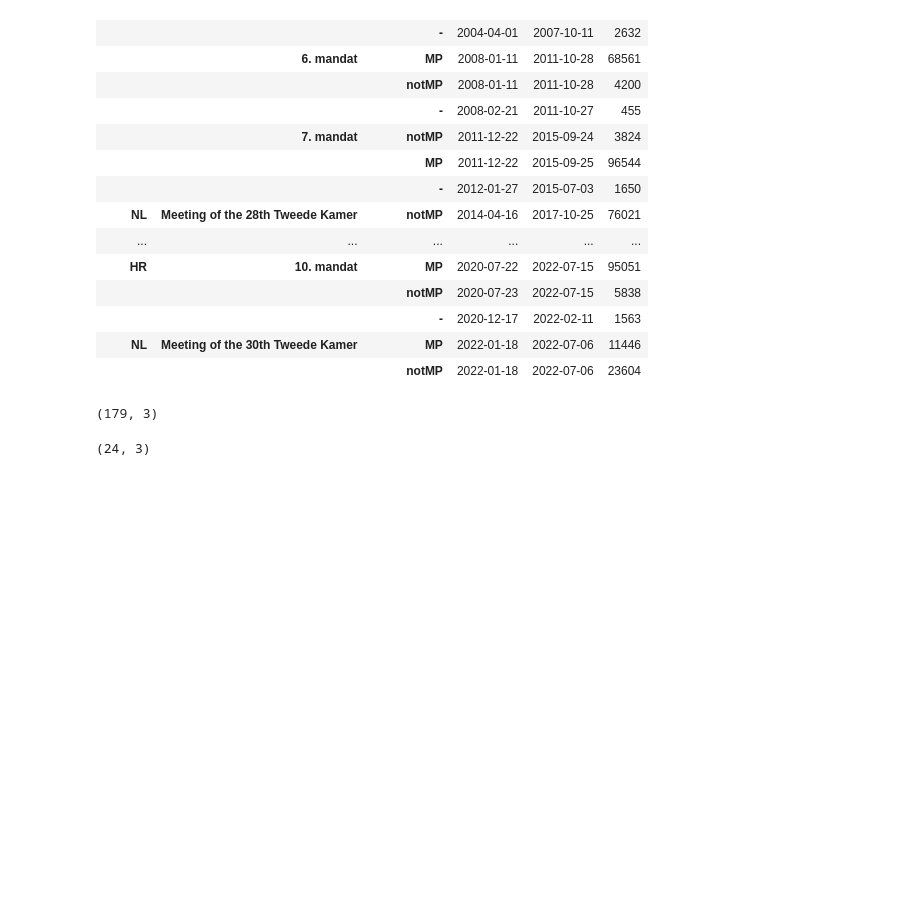
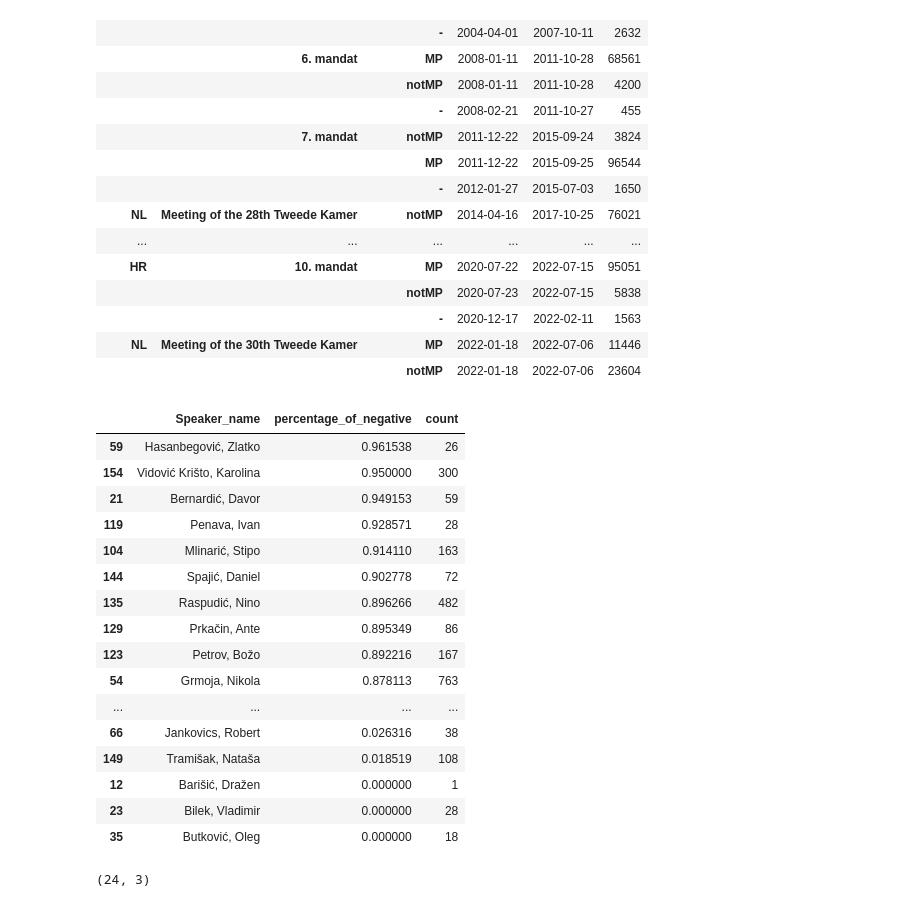
Before and after one commit to clarinsi/parlasent_analysis, a Jupyter notebook: 3_champions_of_sentiment_discoruse.ipynb, the cells around one changed output. Saved outputs shown, nothing was run; the diff lists cells and outputs as text; code cells hidden in the pictures; blank space fills up the shorter version.

```diff
--- a/3_champions_of_sentiment_discoruse.ipynb
+++ b/3_champions_of_sentiment_discoruse.ipynb
@@ -87,9 +89,25 @@ df[df.country.isin(["HR", "NL"])].groupby("country Term Speaker_MP".split()).agg
 | NL | Meeting of the 30th Tweede Kamer | MP | 2022-01-18 | 2022-07-06 | 11446 |
 |  |  | notMP | 2022-01-18 | 2022-07-06 | 23604 |
 # %%
-calculate_sentiment("Speaker_name", country="HR", term="10. mandat").shape
+calculate_sentiment("Speaker_name", country="HR", term="10. mandat")
 # %% [output]
-(179, 3)
+|  | Speaker_name | percentage_of_negative | count |
+| 59 | Hasanbegović, Zlatko | 0.961538 | 26 |
+| 154 | Vidović Krišto, Karolina | 0.950000 | 300 |
+| 21 | Bernardić, Davor | 0.949153 | 59 |
+| 119 | Penava, Ivan | 0.928571 | 28 |
+| 104 | Mlinarić, Stipo | 0.914110 | 163 |
+| 144 | Spajić, Daniel | 0.902778 | 72 |
+| 135 | Raspudić, Nino | 0.896266 | 482 |
+| 129 | Prkačin, Ante | 0.895349 | 86 |
+| 123 | Petrov, Božo | 0.892216 | 167 |
+| 54 | Grmoja, Nikola | 0.878113 | 763 |
+| ... | ... | ... | ... |
+| 66 | Jankovics, Robert | 0.026316 | 38 |
+| 149 | Tramišak, Nataša | 0.018519 | 108 |
+| 12 | Barišić, Dražen | 0.000000 | 1 |
+| 23 | Bilek, Vladimir | 0.000000 | 28 |
+| 35 | Butković, Oleg | 0.000000 | 18 |
 # %%
 calculate_sentiment("Speaker_name", country="NL", term="Meeting of the 36th Eerste Kamer").shape
 # %% [output]
```
Also changed, not shown: parts of 4 cells of this notebook.
